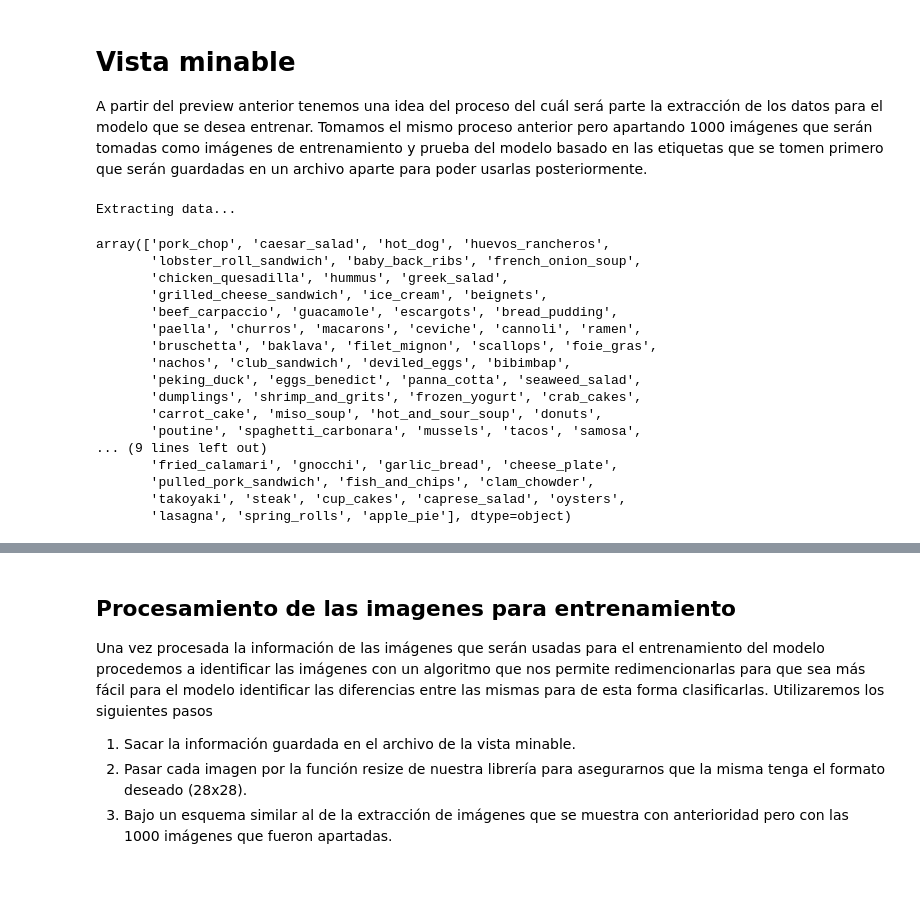
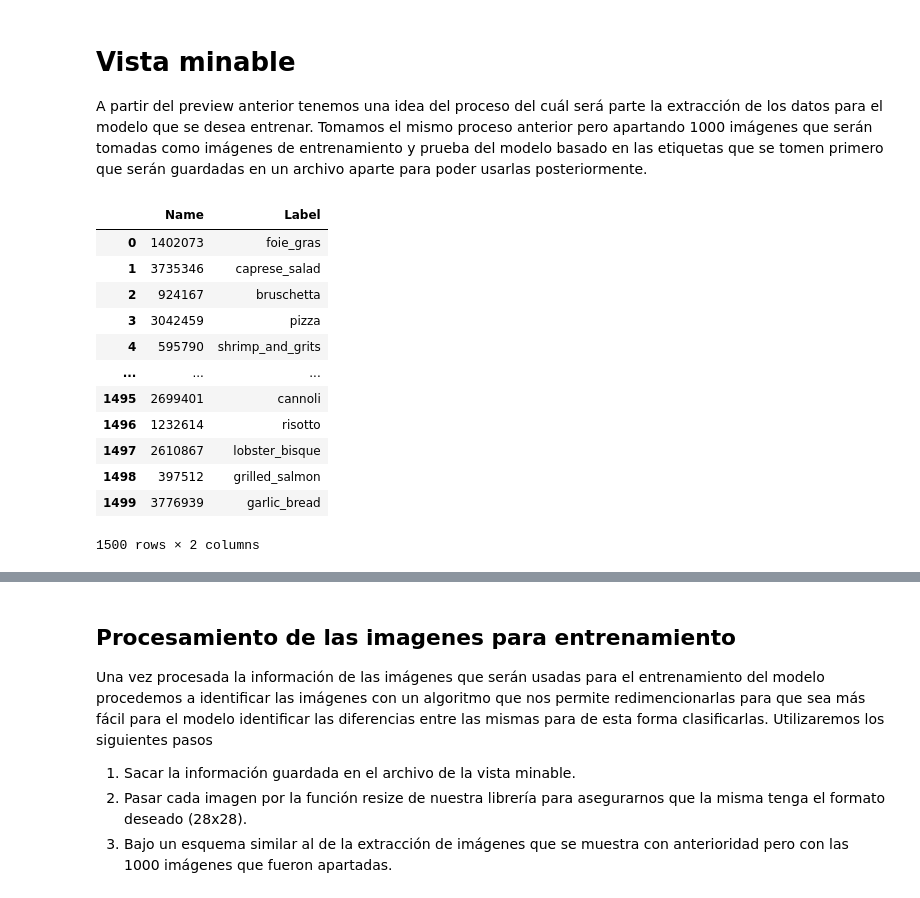
Before and after one commit to jaraycode/NutricionAIBackend, a Jupyter notebook: src/model/training.ipynb, the cells around one changed output, grey strips where cells are left out. Drawn from its saved outputs; the diff is of its cells as text; code cells hidden in the pictures.

```diff
--- a/src/model/training.ipynb
+++ b/src/model/training.ipynb
@@ -98,43 +101,21 @@ del IMG_NAMES_COPY
 # Vista minable
 
 A partir del preview anterior tenemos una idea del proceso del cuál será parte la extracción de los datos para el modelo que se desea entrenar. Tomamos el mismo proceso anterior pero apartando 1000 imágenes que serán tomadas como imágenes de entrenamiento y prueba del modelo basado en las etiquetas que se tomen primero que serán guardadas en un archivo aparte para poder usarlas posteriormente.
-# %%
-PATH = "../../dataset/food-101/food-101/meta/test.txt"
-IMG_NAMES = []
-print("Extracting data...")
-time.sleep(2)
-
-with open(PATH, "r") as train:
-    for line in train:
-        IMG_NAMES.append(line[:-1])
-    shuffle(IMG_NAMES)
-    IMG_NAMES = IMG_NAMES[:1500]
-
-df_img_names = pd.DataFrame(columns=["Name","Label"])
-for name in IMG_NAMES:
-    new_row = pd.DataFrame(data=[[name.split("/")[1], name.split("/")[0]]], columns=["Name","Label"])
-    df_img_names = pd.concat([df_img_names, new_row]).reset_index(drop=True)
-
-del IMG_NAMES
-del new_row
-
-df_img_names["Label"].unique()
-# %% [output]
-Extracting data...
-array(['pork_chop', 'caesar_salad', 'hot_dog', 'huevos_rancheros',
-       'lobster_roll_sandwich', 'baby_back_ribs', 'french_onion_soup',
-       'chicken_quesadilla', 'hummus', 'greek_salad',
-       'grilled_cheese_sandwich', 'ice_cream', 'beignets',
-       'beef_carpaccio', 'guacamole', 'escargots', 'bread_pudding',
-       'paella', 'churros', 'macarons', 'ceviche', 'cannoli', 'ramen',
-       'bruschetta', 'baklava', 'filet_mignon', 'scallops', 'foie_gras',
-       'nachos', 'club_sandwich', 'deviled_eggs', 'bibimbap',
-       'peking_duck', 'eggs_benedict', 'panna_cotta', 'seaweed_salad',
-       'dumplings', 'shrimp_and_grits', 'frozen_yogurt', 'crab_cakes',
-       'carrot_cake', 'miso_soup', 'hot_and_sour_soup', 'donuts',
-       'poutine', 'spaghetti_carbonara', 'mussels', 'tacos', 'samosa',
-... (9 lines left out)
-       'fried_calamari', 'gnocchi', 'garlic_bread', 'cheese_plate',
-       'pulled_pork_sandwich', 'fish_and_chips', 'clam_chowder',
-       'takoyaki', 'steak', 'cup_cakes', 'caprese_salad', 'oysters',
-       'lasagna', 'spring_rolls', 'apple_pie'], dtype=object)
+# %%
+del IMG_NAMES
+del new_row
+df_img_names
+# %% [output]
+|  | Name | Label |
+| 0 | 1402073 | foie_gras |
+| 1 | 3735346 | caprese_salad |
+| 2 | 924167 | bruschetta |
+| 3 | 3042459 | pizza |
+| 4 | 595790 | shrimp_and_grits |
+| ... | ... | ... |
+| 1495 | 2699401 | cannoli |
+| 1496 | 1232614 | risotto |
+| 1497 | 2610867 | lobster_bisque |
+| 1498 | 397512 | grilled_salmon |
+| 1499 | 3776939 | garlic_bread |
+1500 rows × 2 columns
```
Also changed, not shown: parts of 16 cells of this notebook.
